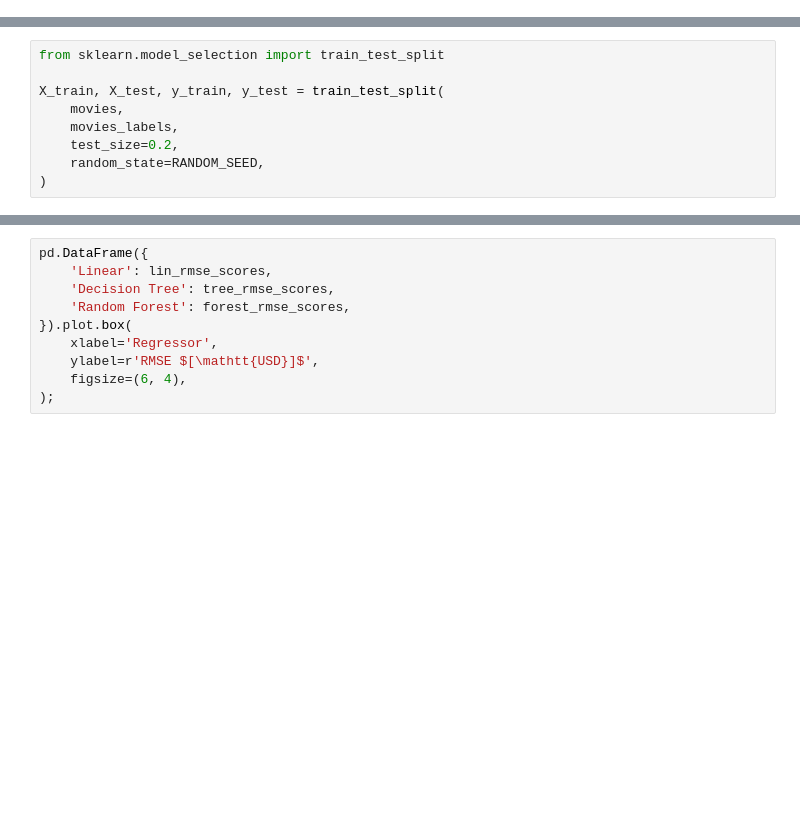
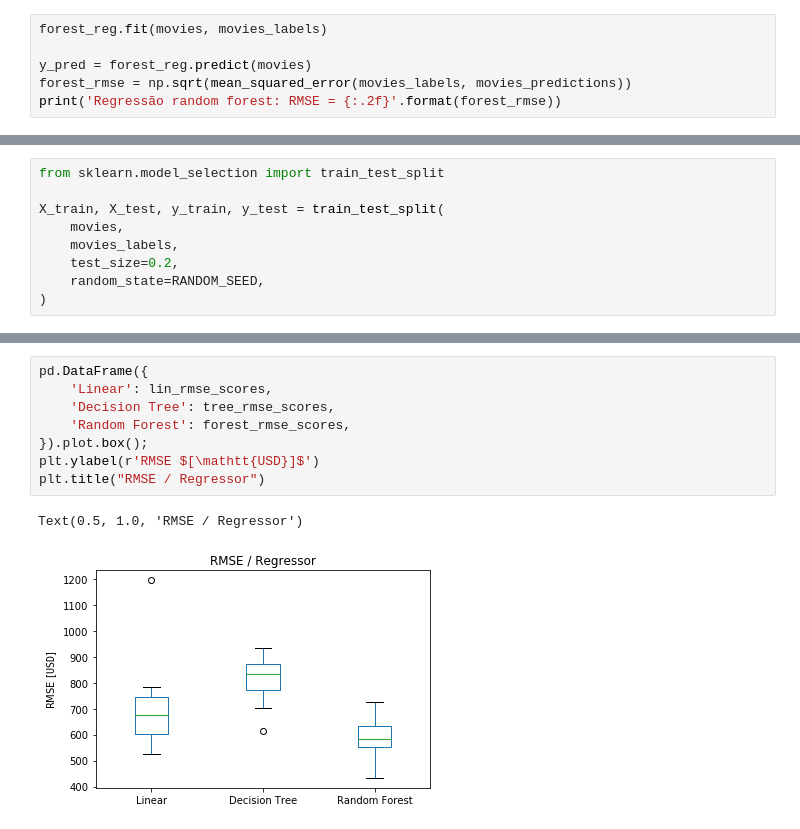
Before and after one commit to pedromtelho/MoviesRevenuePrediction, a Jupyter notebook: MachineLearningProject.ipynb, the cells around one changed output, grey strips where cells are left out. Saved outputs shown, nothing was run; the diff lists cells and outputs as text; blank space fills up the shorter version.

```diff
--- a/MachineLearningProject.ipynb
+++ b/MachineLearningProject.ipynb
@@ -337,0 +374,6 @@ print('Regressão linear: RMSE = {:.2f}'.format(tree_rmse))
+# %%
+forest_reg.fit(movies, movies_labels)
+
+y_pred = forest_reg.predict(movies)
+forest_rmse = np.sqrt(mean_squared_error(movies_labels, movies_predictions))
+print('Regressão random forest: RMSE = {:.2f}'.format(forest_rmse))
@@ -414,10 +477,11 @@ display_scores(forest_rmse_scores)
 # %%
 pd.DataFrame({
     'Linear': lin_rmse_scores,
     'Decision Tree': tree_rmse_scores,
     'Random Forest': forest_rmse_scores,
-}).plot.box(
-    xlabel='Regressor',
-    ylabel=r'RMSE $[\mathtt{USD}]$',
-    figsize=(6, 4),
-);
+}).plot.box();
+plt.ylabel(r'RMSE $[\mathtt{USD}]$')
+plt.title("RMSE / Regressor")
+# %% [output]
+Text(0.5, 1.0, 'RMSE / Regressor')
+[figure, added]
```
Also changed, not shown: parts of 29 cells of this notebook.
